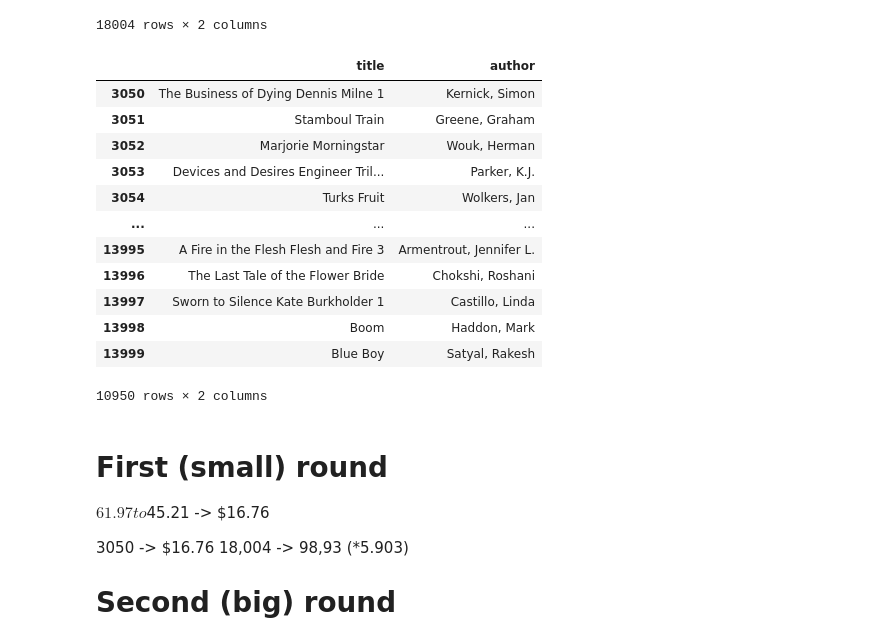
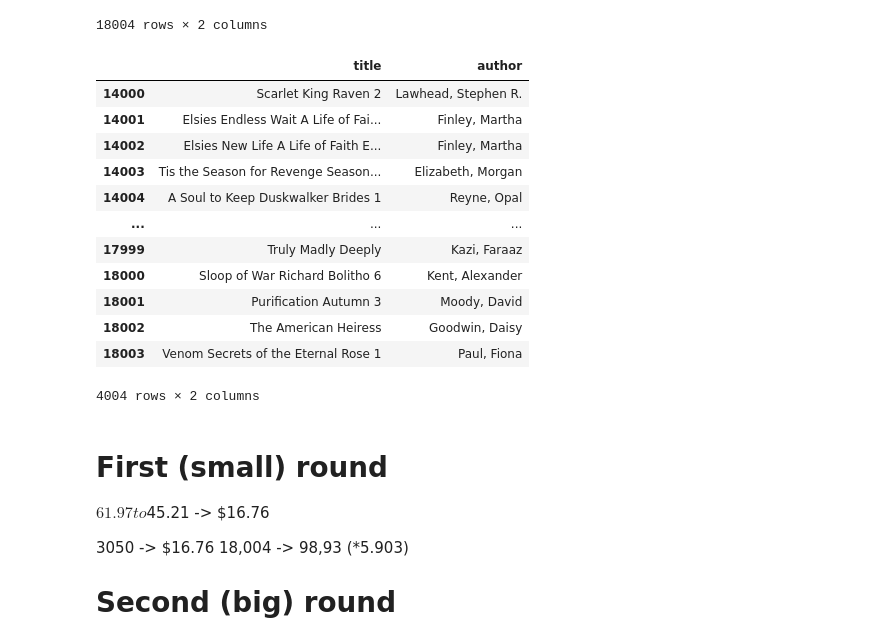
Before and after one commit to skratzke/thesis, a Jupyter notebook: 1 female main chars.ipynb, the cells around one changed output. Drawn from its saved outputs; the diff is of its cells as text; code cells hidden in the pictures.

```diff
--- a/1 female main chars.ipynb
+++ b/1 female main chars.ipynb
@@ -77,27 +77,31 @@ df_all
 # %%
 # Split big all_books up into smaller parts for less risk
 # in 60 minutes, I can run around 1,525 books
 
 # First try for 2 hours, so around 3,050 books
 # df_subset_1 = df_all.iloc[:3050].copy()
 # df_subset_1
 
-# Create second subset
-df_subset_2 = df_all.iloc[3050:14000].copy()
-df_subset_2
+# # Create second subset
+# df_subset_2 = df_all.iloc[3050:14000].copy()
+# df_subset_2
+
+# Create third subset
+df_subset_3 = df_all.iloc[14000:].copy()
+df_subset_3
 # %% [output]
 |  | title | author |
-| 3050 | The Business of Dying Dennis Milne 1 | Kernick, Simon |
-| 3051 | Stamboul Train | Greene, Graham |
-| 3052 | Marjorie Morningstar | Wouk, Herman |
-| 3053 | Devices and Desires Engineer Tril... | Parker, K.J. |
-| 3054 | Turks Fruit | Wolkers, Jan |
+| 14000 | Scarlet King Raven 2 | Lawhead, Stephen R. |
+| 14001 | Elsies Endless Wait A Life of Fai... | Finley, Martha |
+| 14002 | Elsies New Life A Life of Faith E... | Finley, Martha |
+| 14003 | Tis the Season for Revenge Season... | Elizabeth, Morgan |
+| 14004 | A Soul to Keep Duskwalker Brides 1 | Reyne, Opal |
 | ... | ... | ... |
-| 13995 | A Fire in the Flesh Flesh and Fire 3 | Armentrout, Jennifer L. |
-| 13996 | The Last Tale of the Flower Bride | Chokshi, Roshani |
-| 13997 | Sworn to Silence Kate Burkholder 1 | Castillo, Linda |
-| 13998 | Boom | Haddon, Mark |
-| 13999 | Blue Boy | Satyal, Rakesh |
+| 17999 | Truly Madly Deeply | Kazi, Faraaz |
+| 18000 | Sloop of War Richard Bolitho 6 | Kent, Alexander |
+| 18001 | Purification Autumn 3 | Moody, David |
+| 18002 | The American Heiress | Goodwin, Daisy |
+| 18003 | Venom Secrets of the Eternal Rose 1 | Paul, Fiona |
-10950 rows × 2 columns
+4004 rows × 2 columns
 # %%
 # Set up logging for error tracking
```
Also changed, not shown: parts of 4 cells of this notebook, 16 other files.
